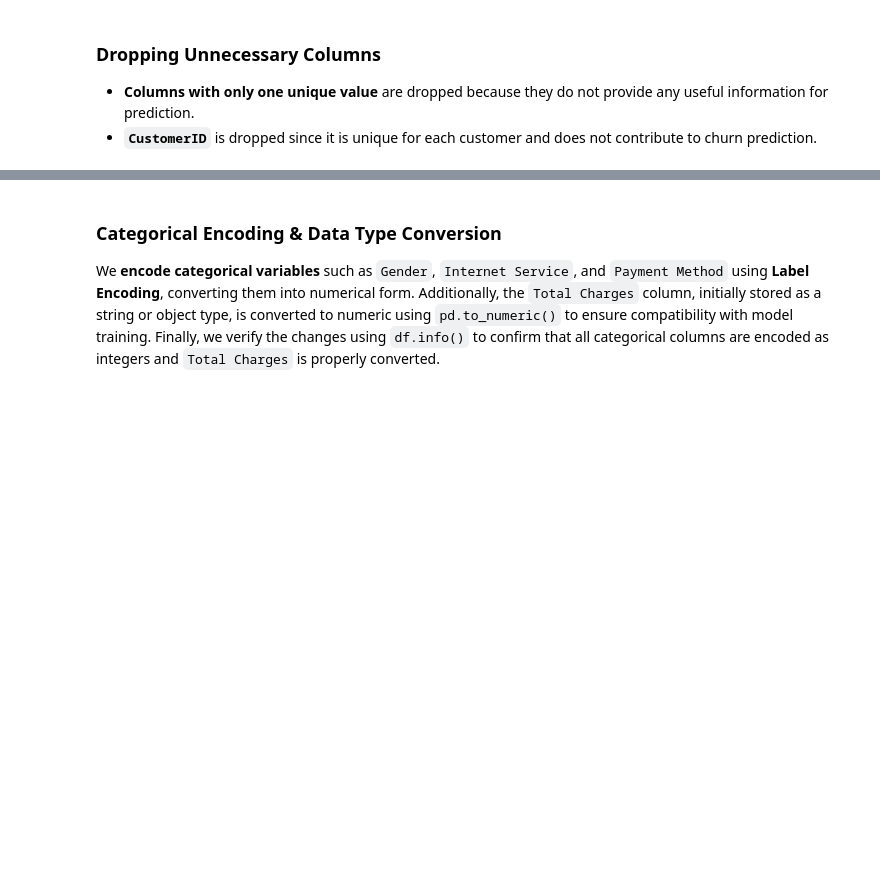
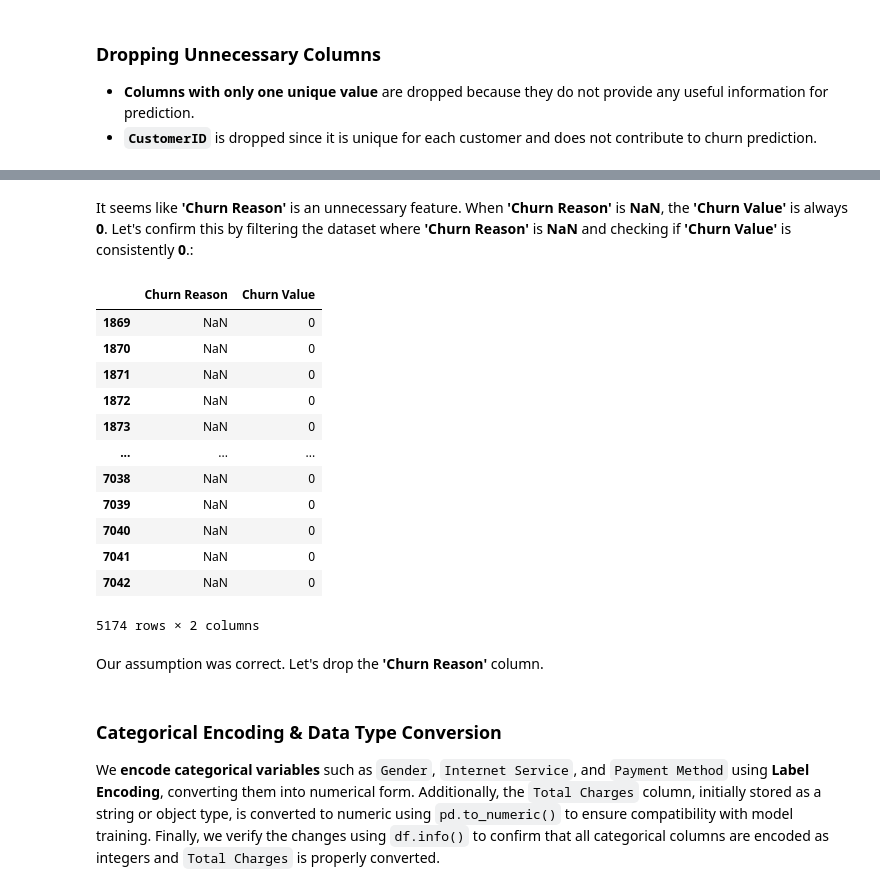
Before and after one commit to Mahen037/Telco-Customer-Churn, a Jupyter notebook: TelcoCustomerChurn.ipynb, the cells around one changed output, grey strips where cells are left out. Cells and saved outputs as stored; diff of their text form; code cells hidden in the pictures; blank space fills up the shorter version.

```diff
--- a/TelcoCustomerChurn.ipynb
+++ b/TelcoCustomerChurn.ipynb
@@ -216,0 +232,21 @@ df = df.drop(["CustomerID", "Country", "State", "Count", "Churn Label"], axis=1)
+# %% [markdown]
+It seems like **'Churn Reason'** is an unnecessary feature. When **'Churn Reason'** is **NaN**, the **'Churn Value'** is always **0**. Let's confirm this by filtering the dataset where **'Churn Reason'** is **NaN** and checking if **'Churn Value'** is consistently **0**.:
+# %%
+df_filtered = df[df['Churn Reason'].isna()][['Churn Reason', 'Churn Value']]
+df_filtered
+# %% [output]
+|  | Churn Reason | Churn Value |
+| 1869 | NaN | 0 |
+| 1870 | NaN | 0 |
+| 1871 | NaN | 0 |
+| 1872 | NaN | 0 |
+| 1873 | NaN | 0 |
+| ... | ... | ... |
+| 7038 | NaN | 0 |
+| 7039 | NaN | 0 |
+| 7040 | NaN | 0 |
+| 7041 | NaN | 0 |
+| 7042 | NaN | 0 |
+5174 rows × 2 columns
+# %% [markdown]
+Our assumption was correct. Let's drop the **'Churn Reason'** column.
```
Also changed, not shown: parts of 16 cells of this notebook.
